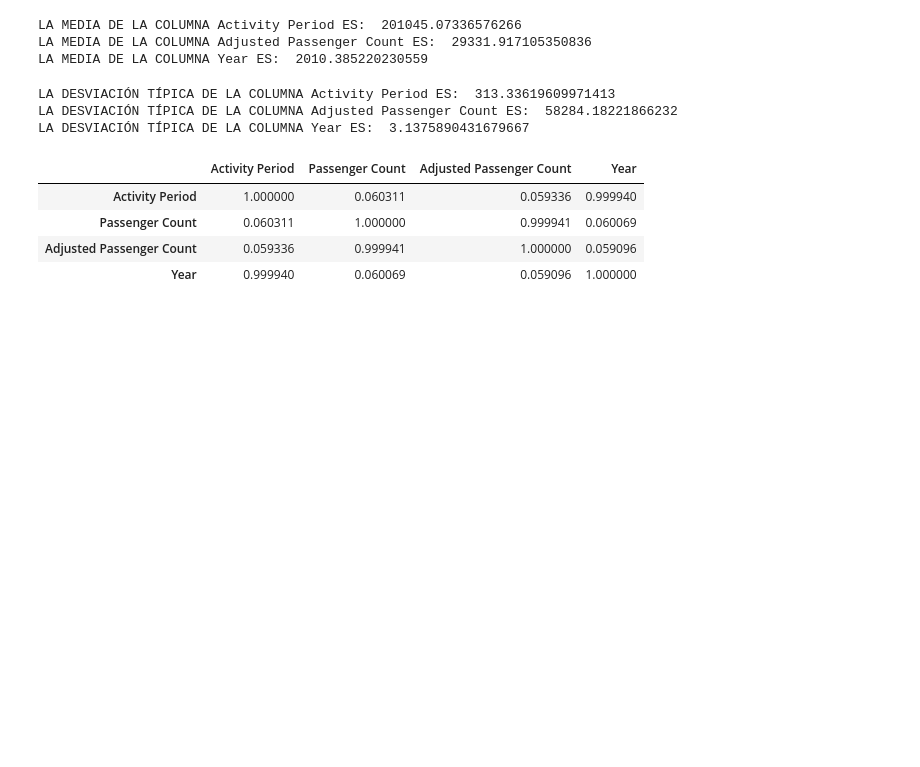
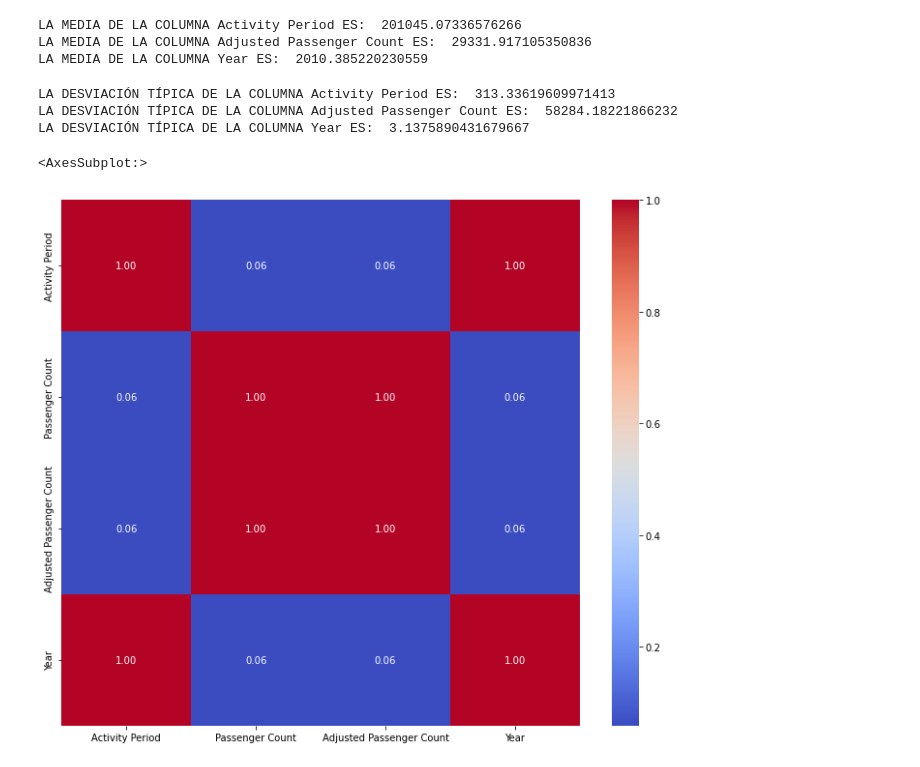
Before and after one commit to claudiaalozano/proyecto_bigdata_claudia_lozano_perez, a Jupyter notebook: aerolineas.ipynb, the cells around one changed output. Drawn from its saved outputs; the diff is of its cells as text; code cells hidden in the pictures; blank space fills up the shorter version.

```diff
--- a/aerolineas.ipynb
+++ b/aerolineas.ipynb
@@ -119,13 +120,9 @@ LA DESVIACIÓN TÍPICA DE LA COLUMNA Adjusted Passenger Count ES:  58284.1822186
 LA DESVIACIÓN TÍPICA DE LA COLUMNA Year ES:  3.1375890431679667
 # %%
 #matriz de correlación
-import seaborn as sns
-df.corr().compute()
+corr = df.corr().compute()
 plt.figure(figsize=(12,10))
 sns.heatmap(corr, annot=True, fmt=".2f", cmap = 'coolwarm', xticklabels=corr.columns.values, yticklabels=corr.columns.values)
 # %% [output]
-|  | Activity Period | Passenger Count | Adjusted Passenger Count | Year |
-| Activity Period | 1.000000 | 0.060311 | 0.059336 | 0.999940 |
-| Passenger Count | 0.060311 | 1.000000 | 0.999941 | 0.060069 |
-| Adjusted Passenger Count | 0.059336 | 0.999941 | 1.000000 | 0.059096 |
-| Year | 0.999940 | 0.060069 | 0.059096 | 1.000000 |
+<AxesSubplot:>
+[figure, added]
```
Also changed, not shown: parts of 2 cells of this notebook.
